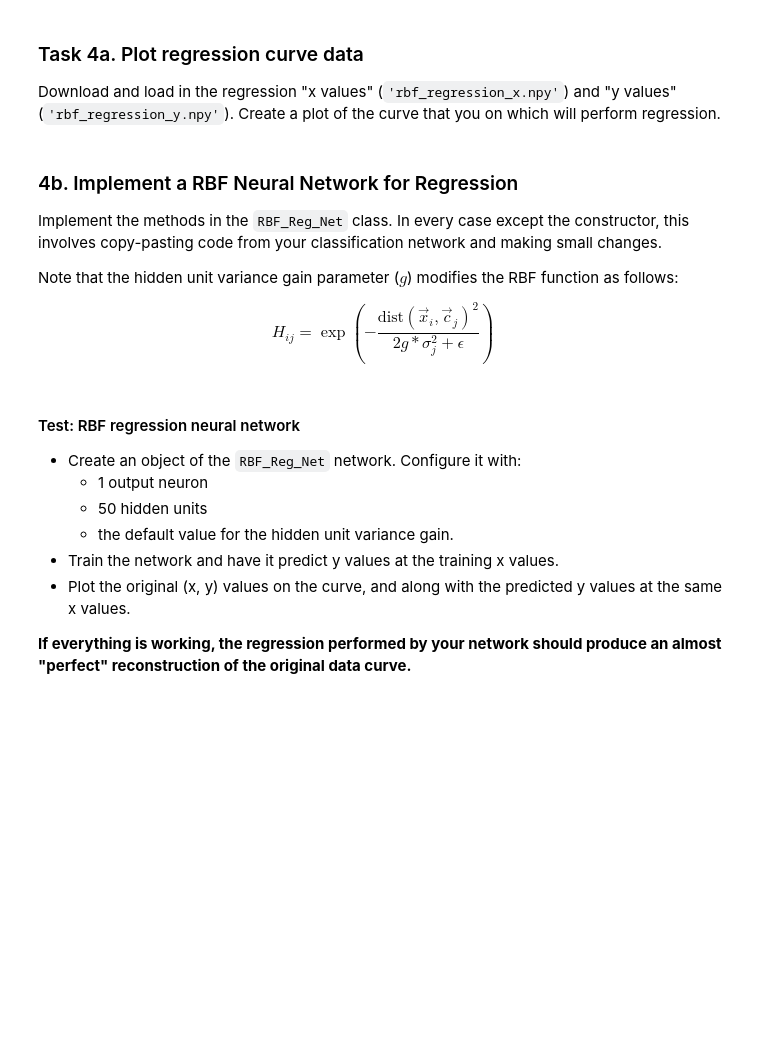
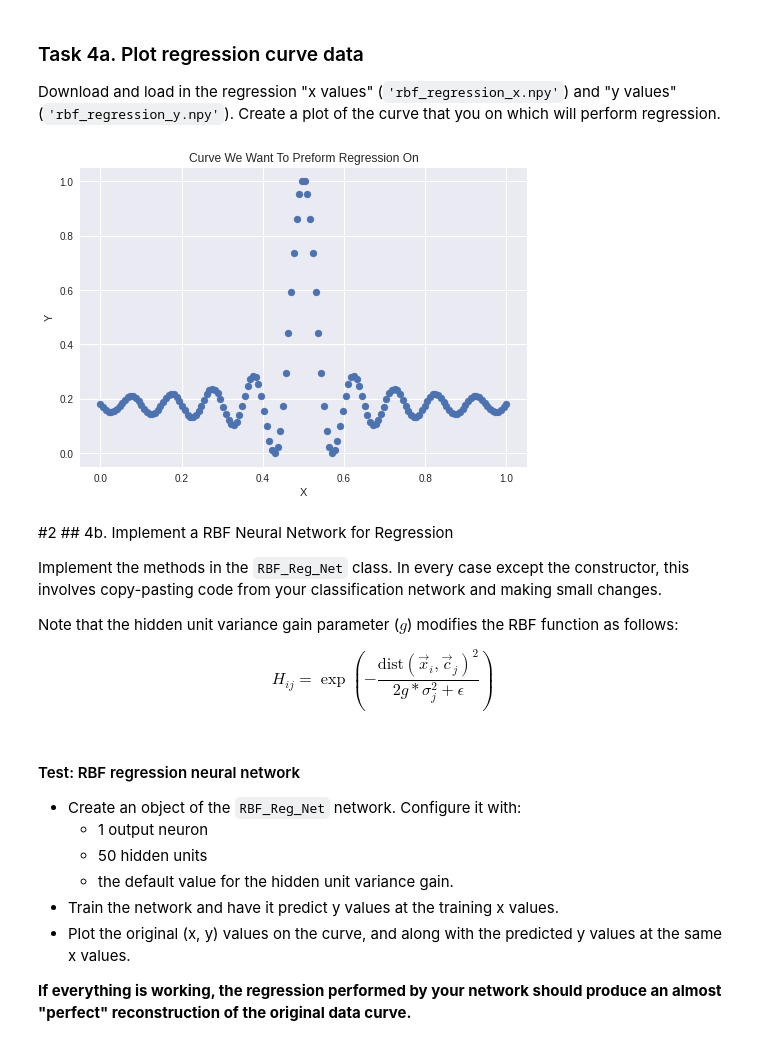
Before and after one commit to mattjax16/cs251, a Jupyter notebook: project7/rbf.ipynb, the cells around one changed output. Drawn from its saved outputs; the diff is of its cells as text; code cells hidden in the pictures; blank space fills up the shorter version.

```diff
--- a/project7/rbf.ipynb
+++ b/project7/rbf.ipynb
@@ -569,8 +559,23 @@ In this task you will make modest changes and configure your RBF neural network
 ### Task 4a. Plot regression curve data
 
 Download and load in the regression "x values" (`'rbf_regression_x.npy'`) and "y values" (`'rbf_regression_y.npy'`). Create a plot of the curve that you on which will perform regression.
+# %%
+
+rbf_regression_x = np.load('data/rbf_regression_x.npy')
+rbf_regression_y = np.load('data/rbf_regression_y.npy')
+# rbf_regression_y = rbf_regression_y.reshape(rbf_regression_y.size)
+
+
+
+plt.title('Curve We Want To Preform Regression On')
+plt.ylabel('Y')
+plt.xlabel('X')
+plt.scatter(rbf_regression_x,rbf_regression_y)
+plt.show()
+# %% [output]
+[figure, added]
 # %% [markdown]
-### 4b. Implement a RBF Neural Network for Regression
+#2 ## 4b. Implement a RBF Neural Network for Regression
 
 Implement the methods in the `RBF_Reg_Net` class. In every case except the constructor, this involves copy-pasting code from your classification network and making small changes.
 
```
Also changed, not shown: parts of 24 cells of this notebook, 4 other files.
